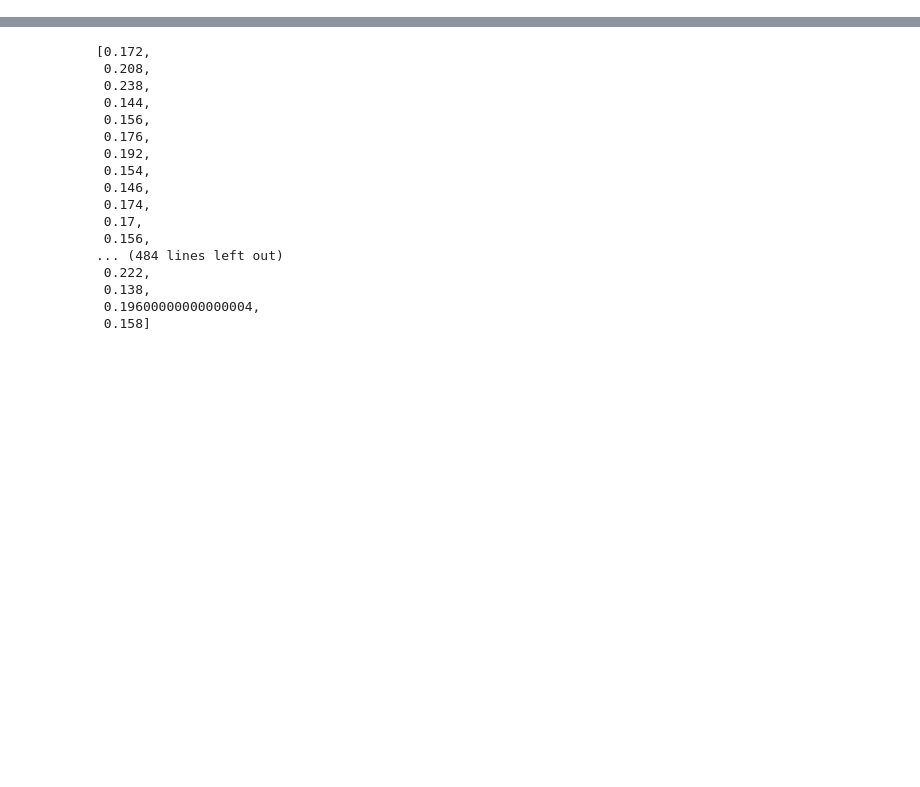
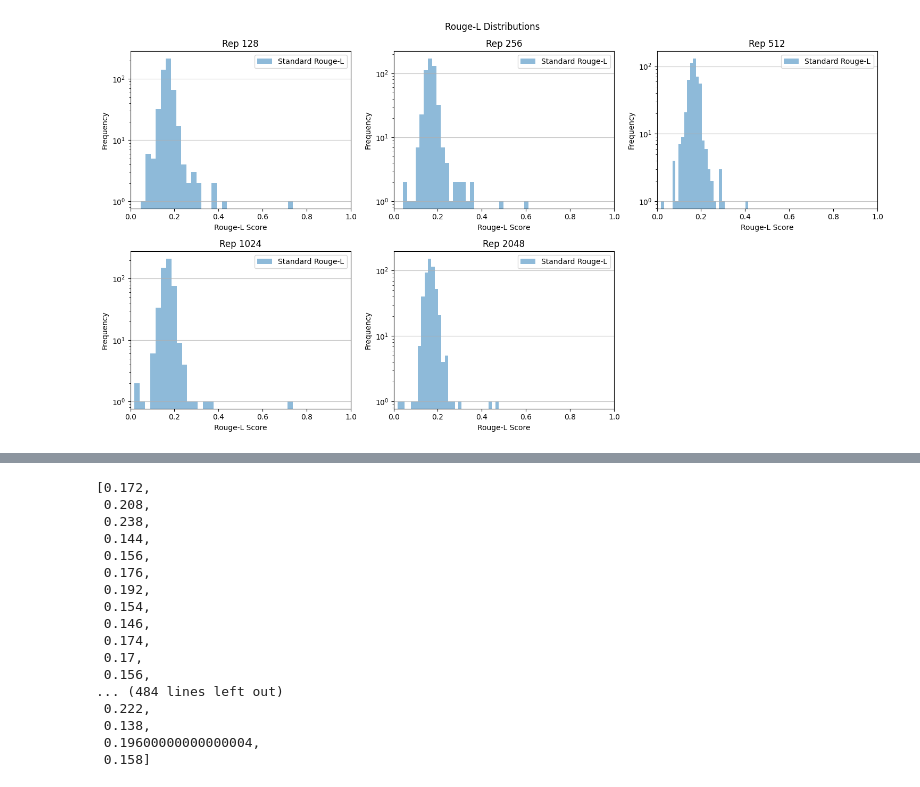
Before and after one commit to Alvorecer721/PDM, a Jupyter notebook: notebooks/rough-l.ipynb, the cells around one changed output, grey strips where cells are left out. Saved outputs shown, nothing was run; the diff lists cells and outputs as text; code cells hidden in the pictures; blank space fills up the shorter version.

```diff
--- a/notebooks/rough-l.ipynb
+++ b/notebooks/rough-l.ipynb
@@ -84,0 +369,4 @@ repetitions = np.array([1, 2, 3, 4, 8, 16, 24, 32, 48, 64, 96, 128])
+# %%
+plot_ttr_dists(goldfish_res, repetitions_2048, metric='Rouge-L')
+# %% [output]
+[figure, added]
```
Also changed, not shown: parts of 17 cells of this notebook, 7 other files.
